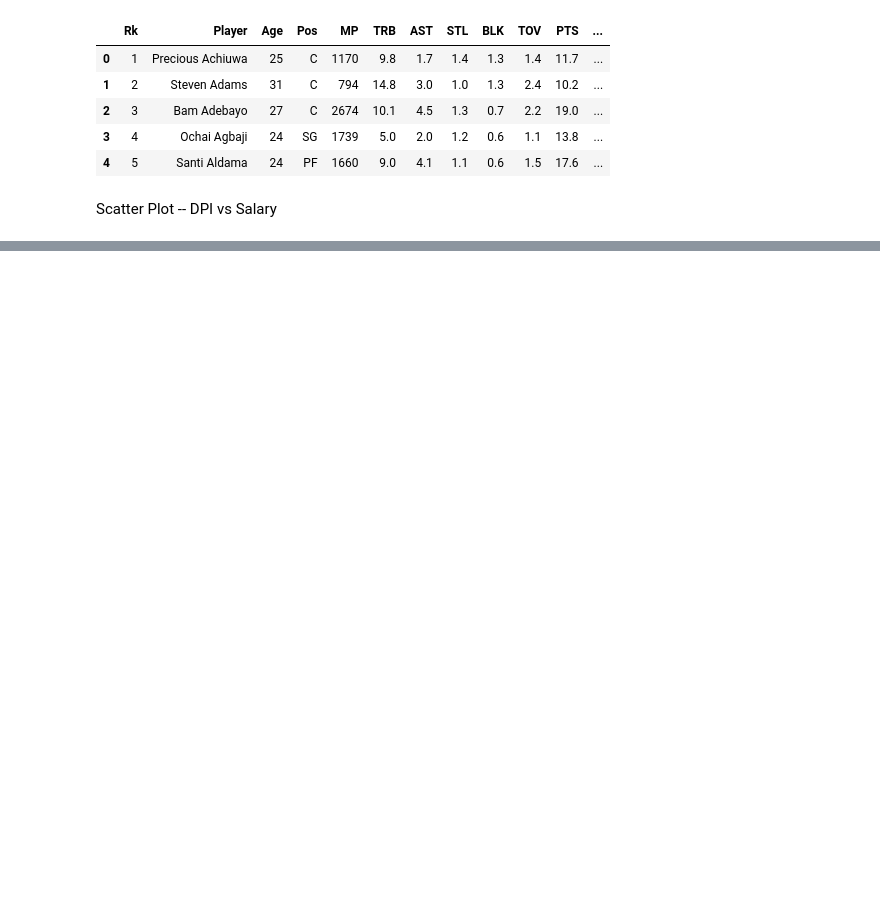
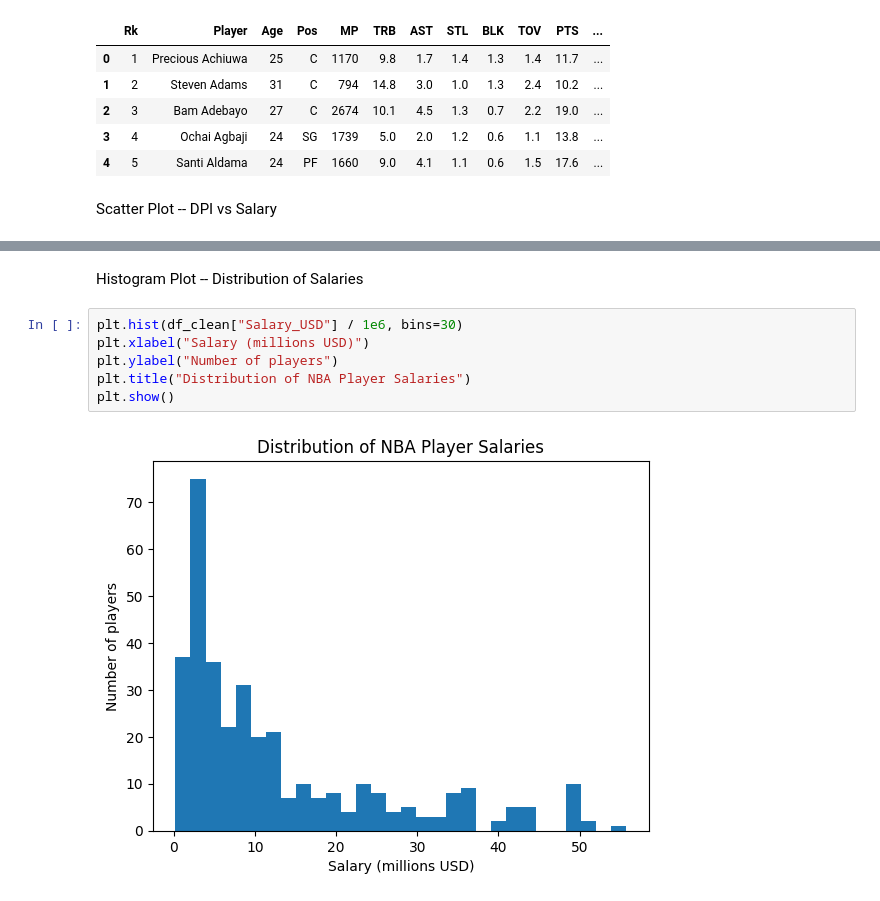
Before and after one commit to eksubasi/DSA210, a Jupyter notebook: analysis.ipynb, the cells around one changed output, grey strips where cells are left out. Cells and saved outputs as stored; diff of their text form; blank space fills up the shorter version.

```diff
--- a/analysis.ipynb
+++ b/analysis.ipynb
@@ -65,0 +75,10 @@ plt.show()
+# %% [markdown]
+Histogram Plot -- Distribution of Salaries
+# %%
+plt.hist(df_clean["Salary_USD"] / 1e6, bins=30)
+plt.xlabel("Salary (millions USD)")
+plt.ylabel("Number of players")
+plt.title("Distribution of NBA Player Salaries")
+plt.show()
+# %% [output]
+[figure, added]
```
Also changed, not shown: parts of 16 cells of this notebook, 1 other file.
